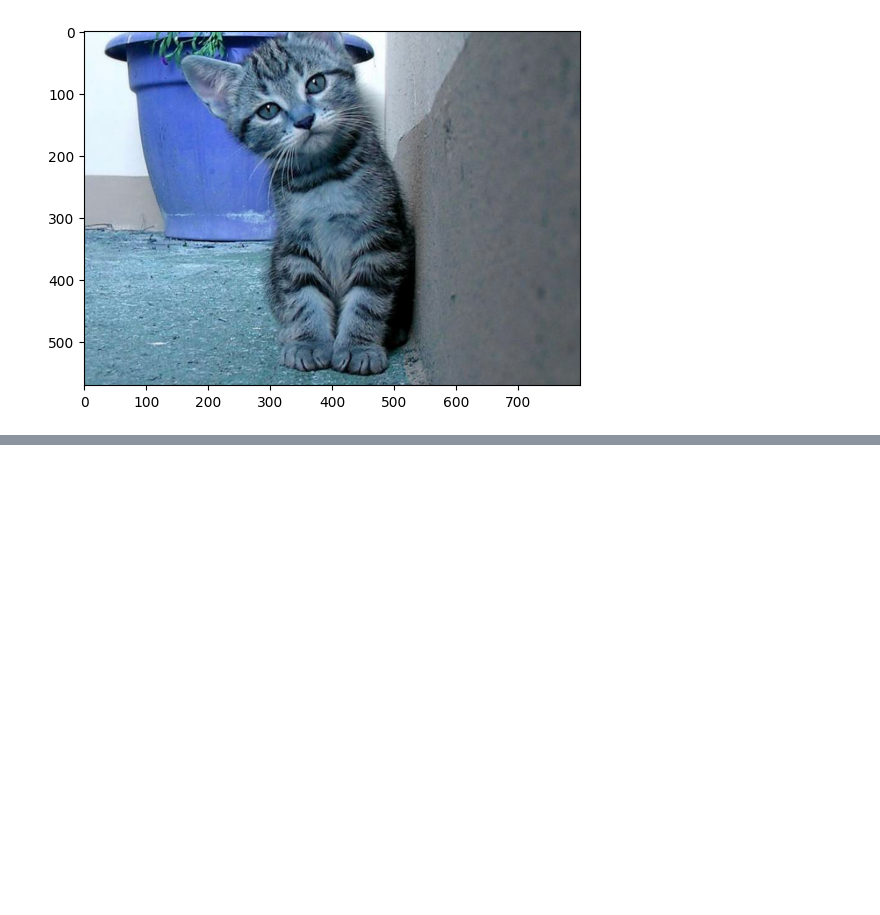
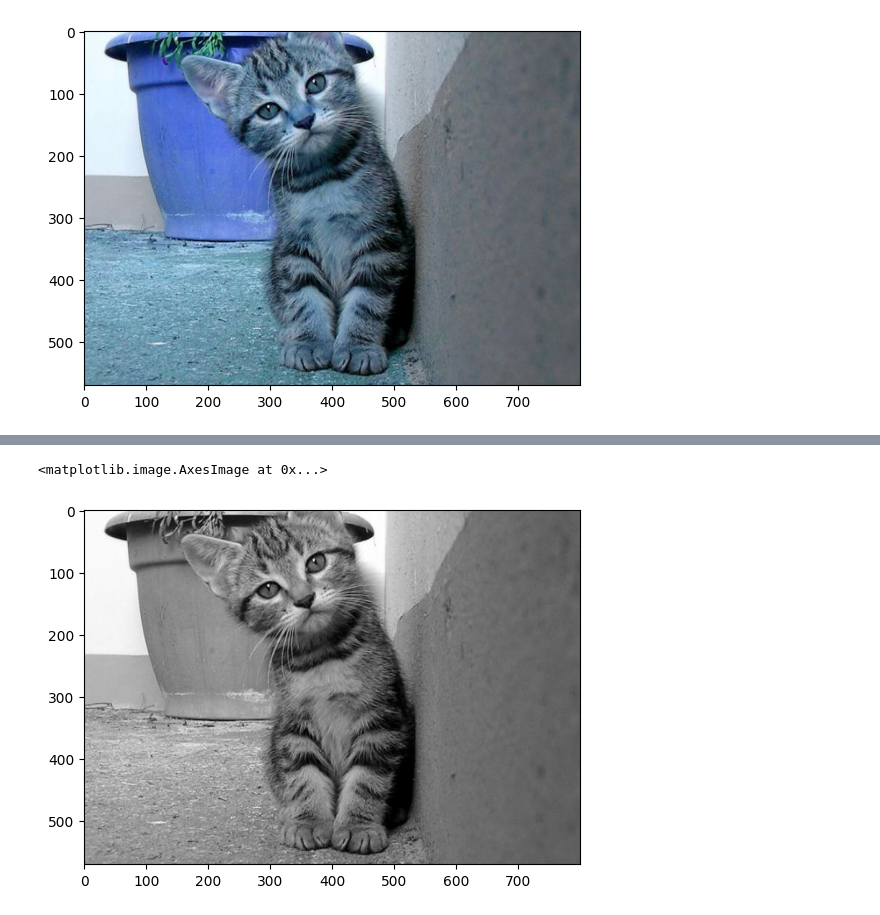
Before and after one commit to finaorivia19/PCVK_Ganjil_2023, a Jupyter notebook: Week2.ipynb, the cells around one changed output, grey strips where cells are left out. Cells and saved outputs as stored; diff of their text form; code cells hidden in the pictures; blank space fills up the shorter version.

```diff
--- a/Week2.ipynb
+++ b/Week2.ipynb
@@ -23,0 +37,5 @@ plt.imshow(img)
+# %%
+plt.imshow(img_gray, cmap='gray')
+# %% [output]
+<matplotlib.image.AxesImage at 0x...>
+[figure, added]
```
Also changed, not shown: parts of 7 cells of this notebook.
